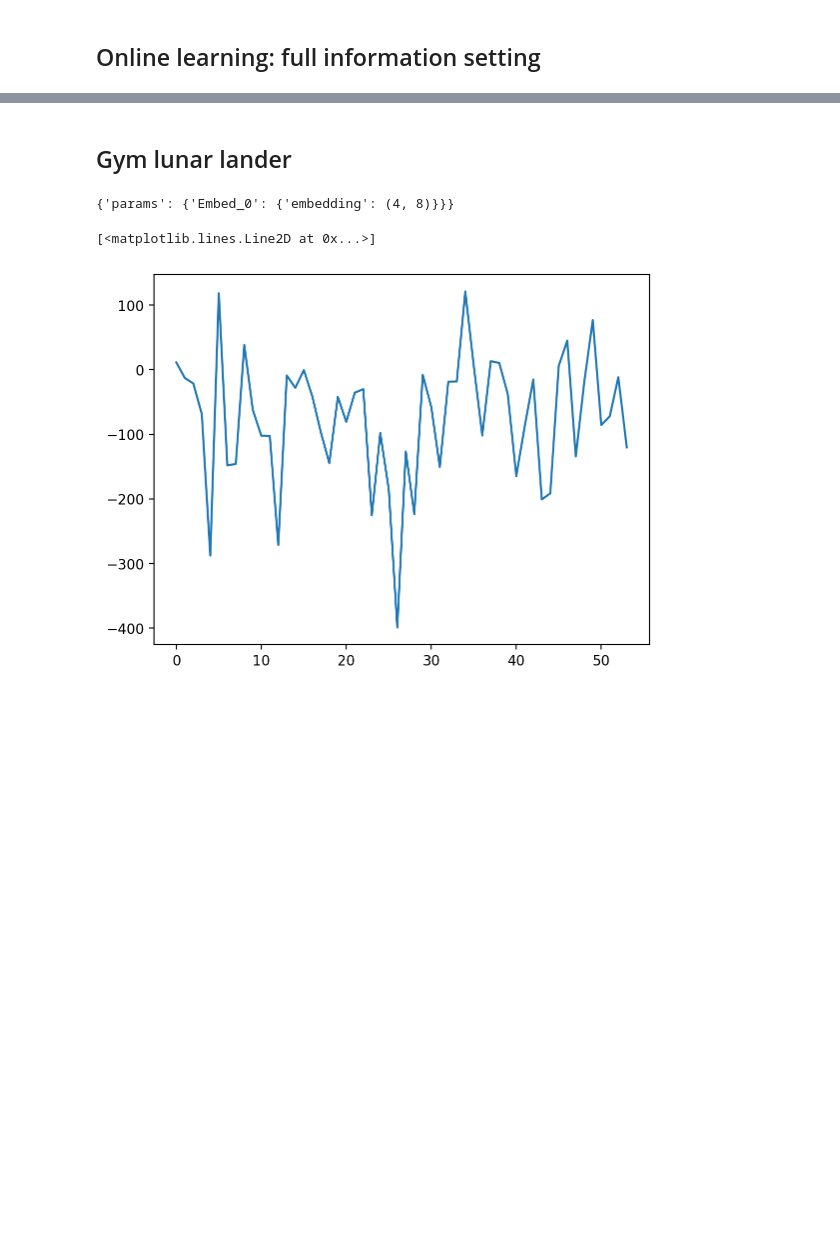
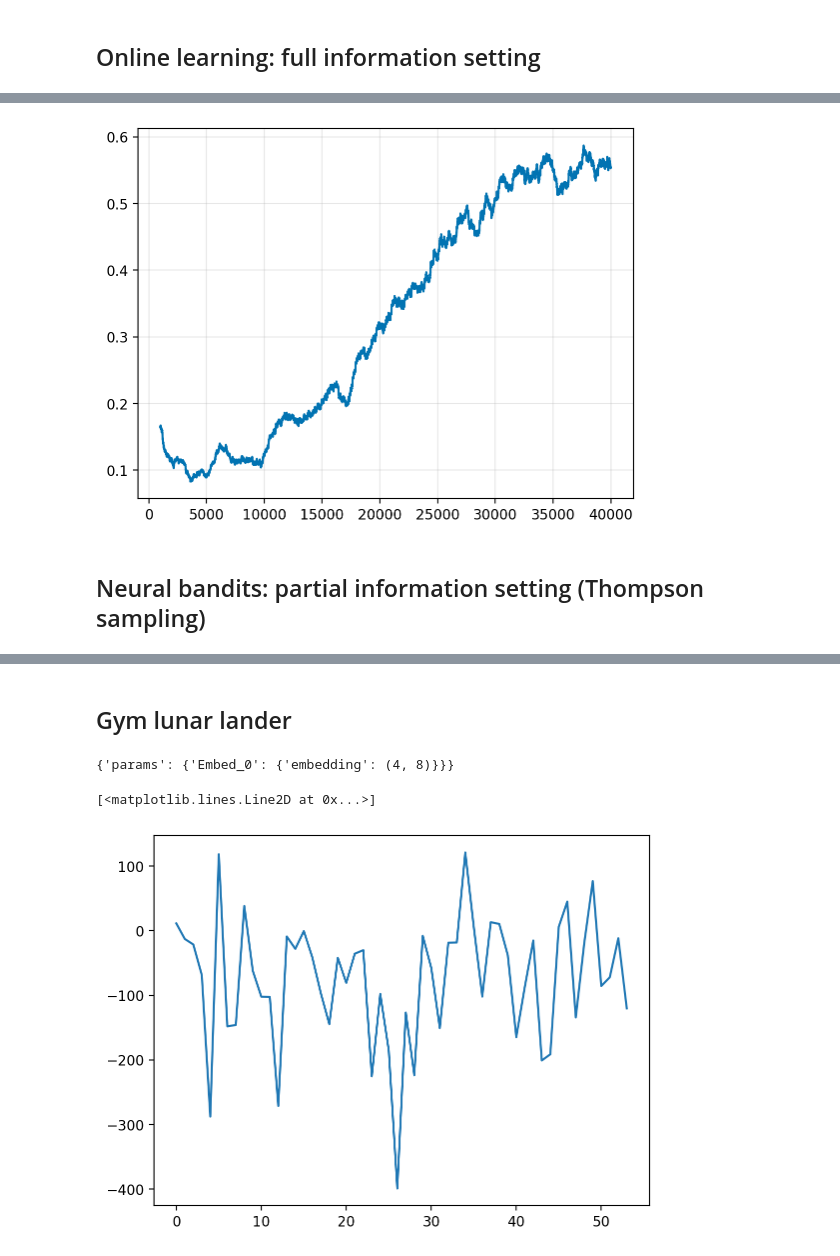
Before and after one commit to gerdm/low-rank-last-layer-inference, a Jupyter notebook: experiments/rl-toy.ipynb, the cells around one changed output, grey strips where cells are left out. Drawn from its saved outputs; the diff is of its cells as text; code cells hidden in the pictures; blank space fills up the shorter version.

```diff
--- a/experiments/rl-toy.ipynb
+++ b/experiments/rl-toy.ipynb
@@ -271,0 +211,16 @@ plt.grid(alpha=0.3)
+# %%
+def mean_fn(params, x):
+    if isinstance(x, tuple):
+        action = x[0]
+        x = x[1]
+        eta = model.apply(params, x)
+        mean = jax.nn.sigmoid(eta[action])
+        return jnp.atleast_1d(mean)
+    else:
+        eta = model.apply(params, x)
+        return eta
+
+
+def cov_fn(eta, eps=0.1):
+    mean = jax.nn.softmax(eta)
+    return jnp.diag(mean) - jnp.outer(mean, mean) + jnp.eye(len(mean)) * eps
@@ -271,0 +257,16 @@ plt.grid(alpha=0.3)
+# %%
+%%time
+agent = lrkf.LowRankCovarianceFilter(
+    mean_fn,
+    cov_fn,
+    rank=50,
+    dynamics_covariance=1e-3
+)
+
+
+bel_init = agent.init_bel(params_init, low_rank_diag=False, cov=1.0)
+u_init = (bel_init, context_init, state_init)
+steps = 40_000
+
+(bel_final, _, _), (actions, rewards_lrkf) = jax.lax.scan(step, u_init, jnp.arange(steps))
+rewards_lrkf = jax.block_until_ready((rewards_lrkf + 1) / 2)
@@ -271,0 +286,7 @@ plt.grid(alpha=0.3)
+# %%
+pd.Series(rewards_lrkf).rolling(1000).mean().plot()
+plt.grid(alpha=0.3)
+# %% [output]
+[figure, added]
+# %% [markdown]
+## Neural bandits: partial information setting (Thompson sampling)
```
Also changed, not shown: parts of 54 cells of this notebook.
